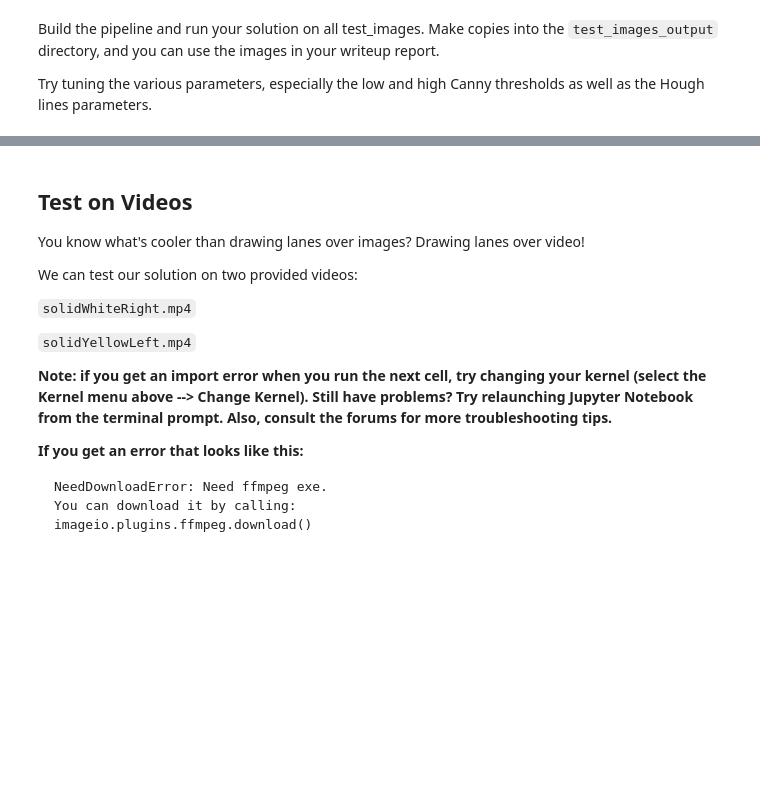
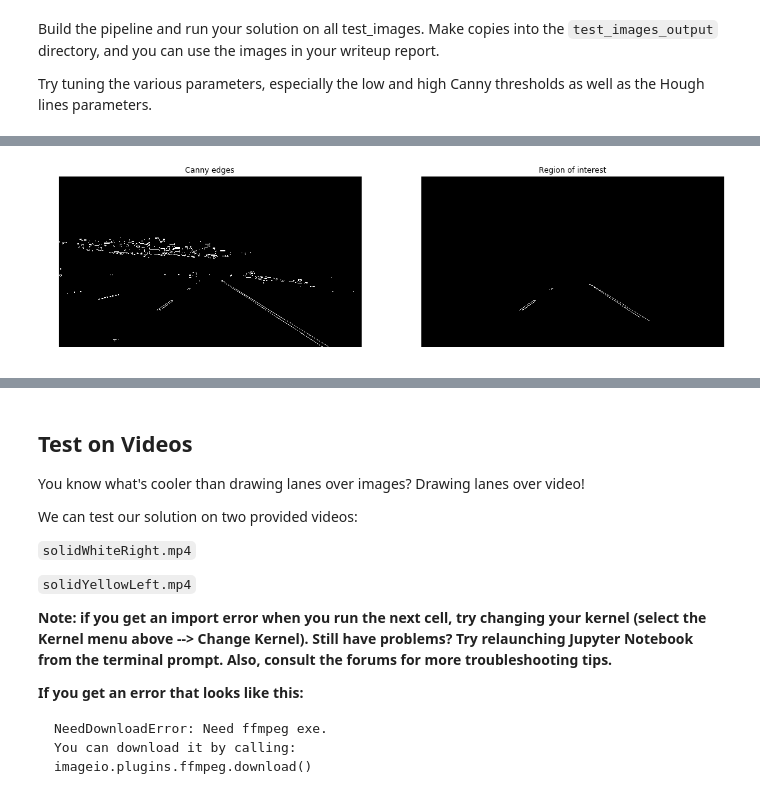
Before and after one commit to ywzcode/UDACITY-self-driving-car-ND, a Jupyter notebook: CarND-LaneLines-P1/P1.ipynb, the cells around one changed output, grey strips where cells are left out. Cells and saved outputs as stored; diff of their text form; code cells hidden in the pictures; blank space fills up the shorter version.

```diff
--- a/CarND-LaneLines-P1/P1.ipynb
+++ b/CarND-LaneLines-P1/P1.ipynb
@@ -317,3 +368,28 @@ def process_pipeline(image, args):
+# %%
+edges = canny(gray, 50, 150)
+plt.figure(figsize=(15, 5))
+plt.subplot(1,2,1)
+plt.imshow(edges, cmap='gray')
+plt.axis('off')
+plt.title('Canny edges')
+
+H, W, C = image.shape
+vertices = np.array([[(0.1 * W, 0.95 * H),  (0.4 * W, 0.6 * H), \
+                      (0.9 * W, 0.95 * H), (0.6 * W, 0.6 * H)]], dtype=np.int32) #
+
+masked_edges = region_of_interest(edges, vertices)
+
+plt.subplot(1,2,2)
+plt.imshow(masked_edges, cmap='gray')
+plt.axis('off')
+plt.title('Region of interest')
+
+plt.subplots_adjust(left=0.01, bottom=0.0, right=0.99, top=1)
+
+plt.savefig('canny-crop.png', dpi=380)
+plt.show()
+# %% [output]
+[figure, added]
 # %%
 # define hyper-papermeters
 
```
Also changed, not shown: parts of 10 cells of this notebook, 5 other files.
